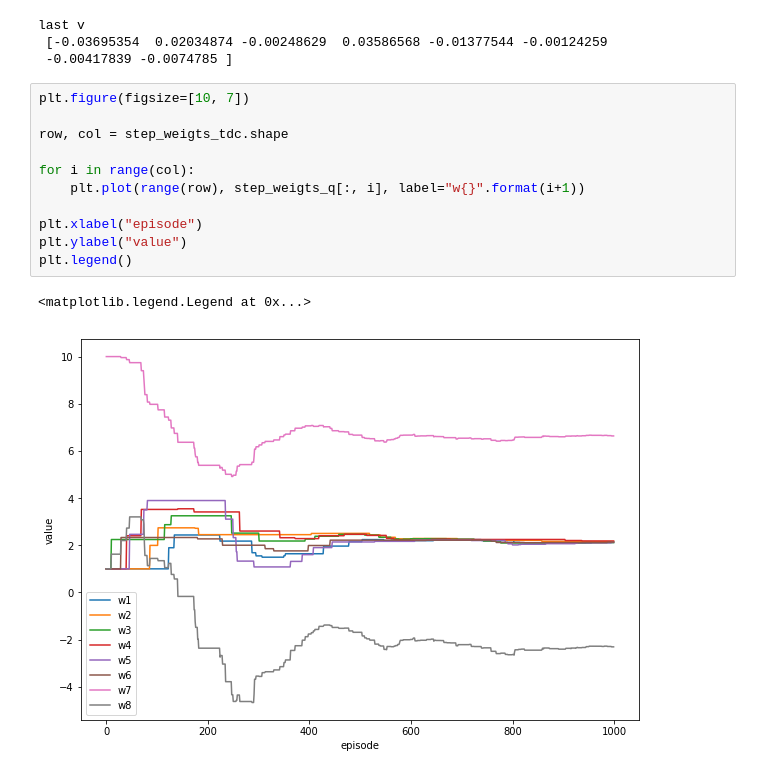
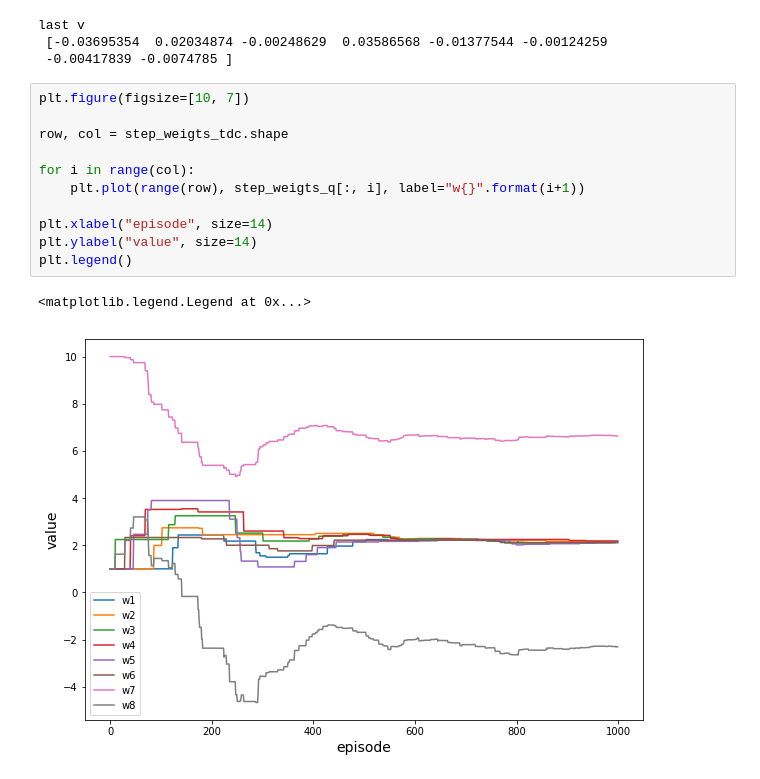
Before and after one commit to MJeremy2017/reinforcement-learning-implementation, a Jupyter notebook: BairdExample/BairdCounterExample.ipynb, the cells around one changed output. Drawn from its saved outputs; the diff is of its cells as text.

```diff
--- a/BairdExample/BairdCounterExample.ipynb
+++ b/BairdExample/BairdCounterExample.ipynb
@@ -165,14 +165,14 @@ last v
 # %%
 plt.figure(figsize=[10, 7])
 
 row, col = step_weigts_tdc.shape
 
 for i in range(col):
     plt.plot(range(row), step_weigts_q[:, i], label="w{}".format(i+1))
 
-plt.xlabel("episode")
-plt.ylabel("value")
+plt.xlabel("episode", size=14)
+plt.ylabel("value", size=14)
 plt.legend()
 # %% [output]
 <matplotlib.legend.Legend at 0x...>
-[figure, old version]
+[figure, new version]
```
Also changed, not shown: 1 other file.
